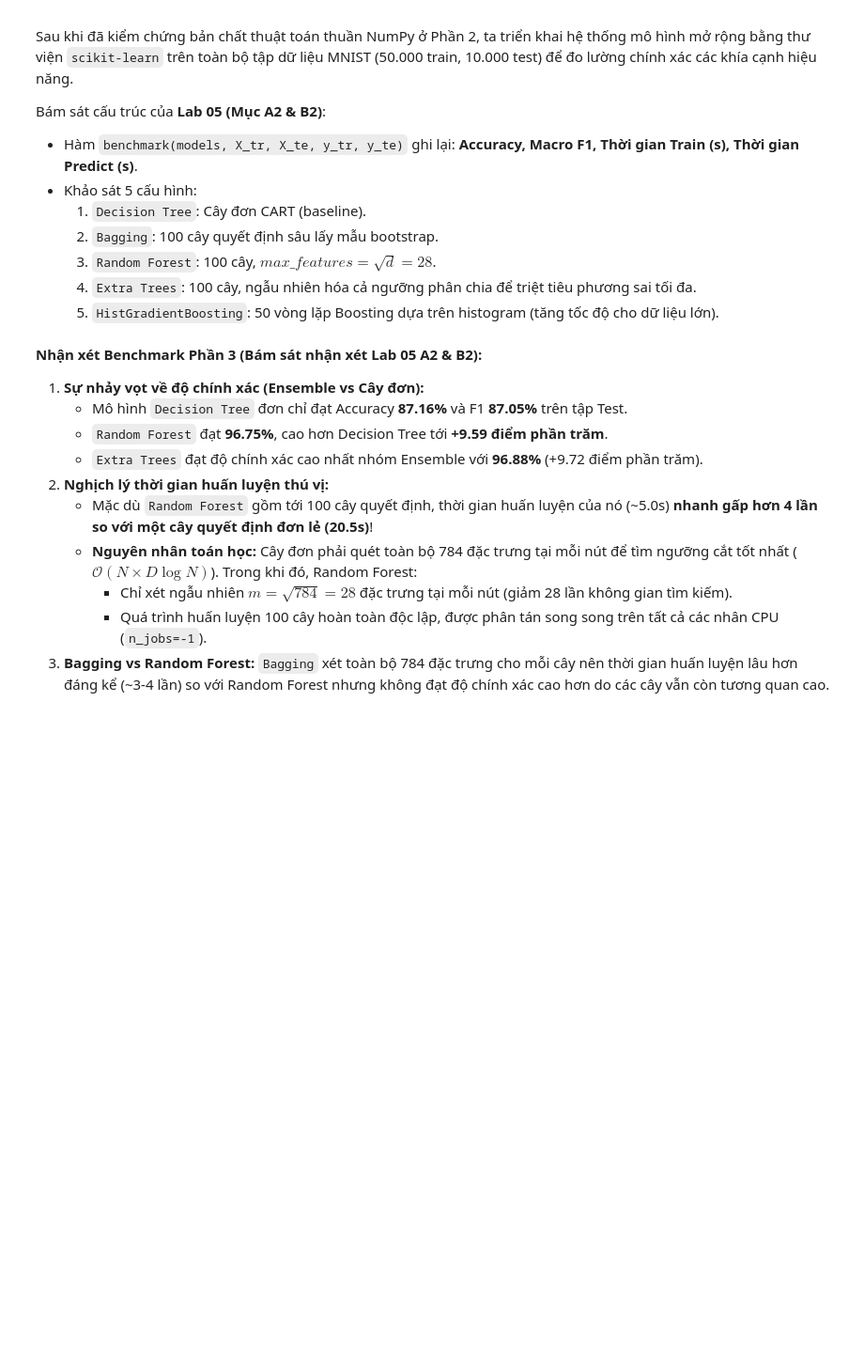
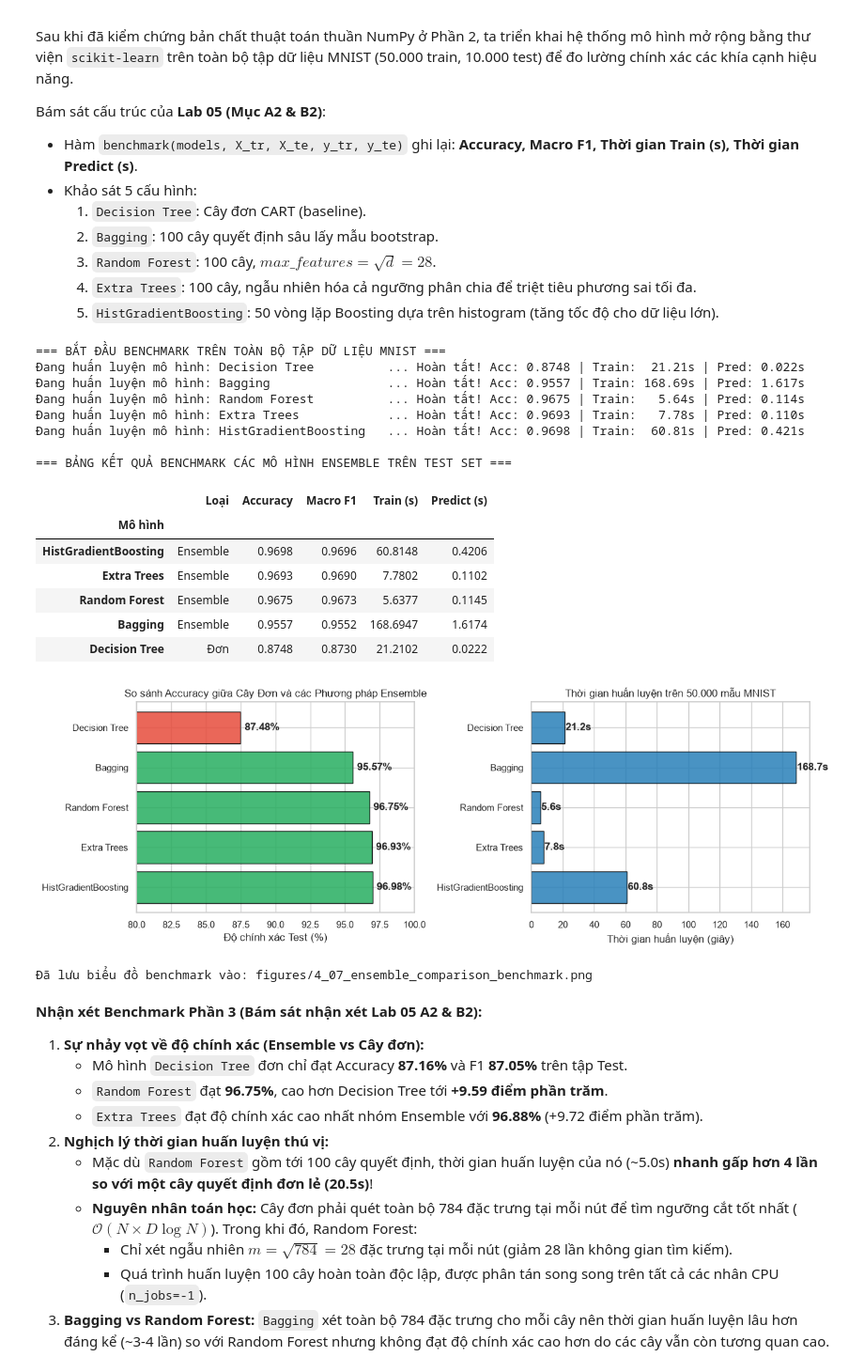
Before and after one commit to gautrangtoidayyy/Pattern-Recognition, a Jupyter notebook: notebook/4_Ensemble_Comparisons.ipynb, the cells around one changed output. Shown at 94% size. Saved outputs shown, nothing was run; the diff lists cells and outputs as text; code cells hidden in the pictures; blank space fills up the shorter version.

```diff
--- a/notebook/4_Ensemble_Comparisons.ipynb
+++ b/notebook/4_Ensemble_Comparisons.ipynb
@@ -238,34 +260,52 @@ models_ensemble = {
     "Extra Trees": ExtraTreesClassifier(n_estimators=100, max_features="sqrt", random_state=SEED, n_jobs=-1),
     "HistGradientBoosting": HistGradientBoostingClassifier(max_iter=50, random_state=SEED)
 }
 
 print("=== BẮT ĐẦU BENCHMARK TRÊN TOÀN BỘ TẬP DỮ LIỆU MNIST ===")
 res_ensemble, trained_ensemble_models = benchmark(models_ensemble, X_train, X_test, y_train, y_test)
 print("\n=== BẢNG KẾT QUẢ BENCHMARK CÁC MÔ HÌNH ENSEMBLE TRÊN TEST SET ===")
 display(res_ensemble)
 
 # Vẽ biểu đồ so sánh các thuật toán Ensemble
 fig, axes = plt.subplots(1, 2, figsize=(13, 4.5))
 
 colors = ["#27ae60" if loai == "Ensemble" else "#e74c3c" for loai in res_ensemble["Loại"]]
 axes[0].barh(res_ensemble.index, res_ensemble["Accuracy"] * 100, color=colors, edgecolor="black", alpha=0.85)
 axes[0].set_xlim(80, 100)
 axes[0].set_xlabel("Độ chính xác Test (%)")
 axes[0].set_title("So sánh Accuracy giữa Cây Đơn và các Phương pháp Ensemble")
 for i, v in enumerate(res_ensemble["Accuracy"] * 100):
     axes[0].text(v + 0.3, i, f"{v:.2f}%", va="center", fontweight="bold")
 
 axes[1].barh(res_ensemble.index, res_ensemble["Train (s)"], color="#2980b9", edgecolor="black", alpha=0.85)
 axes[1].set_xlabel("Thời gian huấn luyện (giây)")
 axes[1].set_title("Thời gian huấn luyện trên 50.000 mẫu MNIST")
 for i, v in enumerate(res_ensemble["Train (s)"]):
     axes[1].text(v + 0.5, i, f"{v:.1f}s", va="center", fontweight="bold")
 
 plt.tight_layout()
-save_path_bm = "figures/4_07_ensemble_comparison_benchmark.png"
+save_path_bm = FIGURES_DIR / "4_07_ensemble_comparison_benchmark.png"
 plt.savefig(save_path_bm, dpi=150)
 plt.show()
 print(f"Đã lưu biểu đồ benchmark vào: {save_path_bm}")
+# %% [output]
+=== BẮT ĐẦU BENCHMARK TRÊN TOÀN BỘ TẬP DỮ LIỆU MNIST ===
+Đang huấn luyện mô hình: Decision Tree          ... Hoàn tất! Acc: 0.8748 | Train:  21.21s | Pred: 0.022s
+Đang huấn luyện mô hình: Bagging                ... Hoàn tất! Acc: 0.9557 | Train: 168.69s | Pred: 1.617s
+Đang huấn luyện mô hình: Random Forest          ... Hoàn tất! Acc: 0.9675 | Train:   5.64s | Pred: 0.114s
+Đang huấn luyện mô hình: Extra Trees            ... Hoàn tất! Acc: 0.9693 | Train:   7.78s | Pred: 0.110s
+Đang huấn luyện mô hình: HistGradientBoosting   ... Hoàn tất! Acc: 0.9698 | Train:  60.81s | Pred: 0.421s
+
+=== BẢNG KẾT QUẢ BENCHMARK CÁC MÔ HÌNH ENSEMBLE TRÊN TEST SET ===
+|  | Loại | Accuracy | Macro F1 | Train (s) | Predict (s) |
+| Mô hình |  |  |  |  |  |
+| HistGradientBoosting | Ensemble | 0.9698 | 0.9696 | 60.8148 | 0.4206 |
+| Extra Trees | Ensemble | 0.9693 | 0.9690 | 7.7802 | 0.1102 |
+| Random Forest | Ensemble | 0.9675 | 0.9673 | 5.6377 | 0.1145 |
+| Bagging | Ensemble | 0.9557 | 0.9552 | 168.6947 | 1.6174 |
+| Decision Tree | Đơn | 0.8748 | 0.8730 | 21.2102 | 0.0222 |
+[figure, added]
+Đã lưu biểu đồ benchmark vào: figures/4_07_ensemble_comparison_benchmark.png
 # %% [markdown]
 **Nhận xét Benchmark Phần 3 (Bám sát nhận xét Lab 05 A2 & B2):**
 1. **Sự nhảy vọt về độ chính xác (Ensemble vs Cây đơn):**
```
Also changed, not shown: parts of 13 cells of this notebook, 48 other files.
